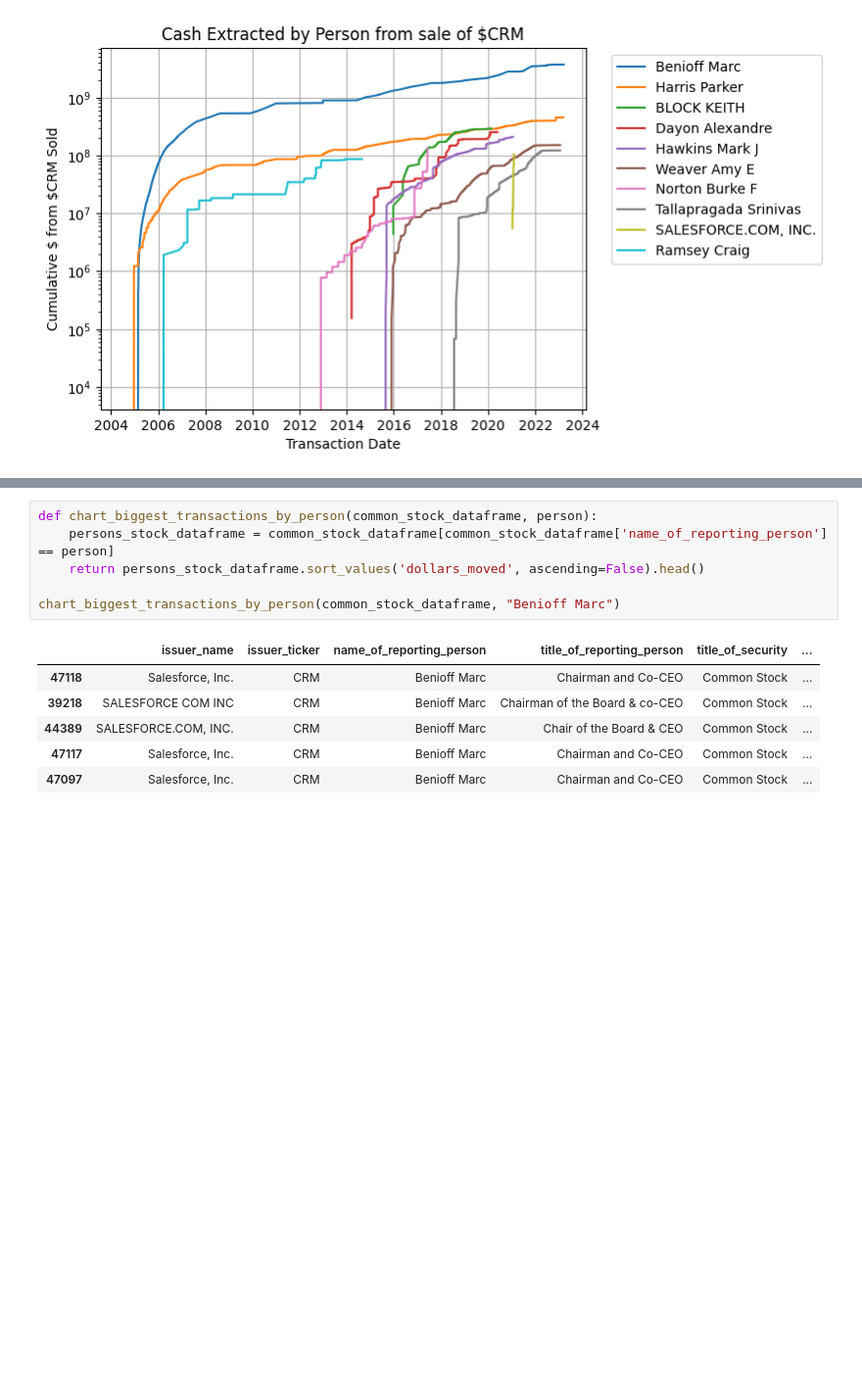
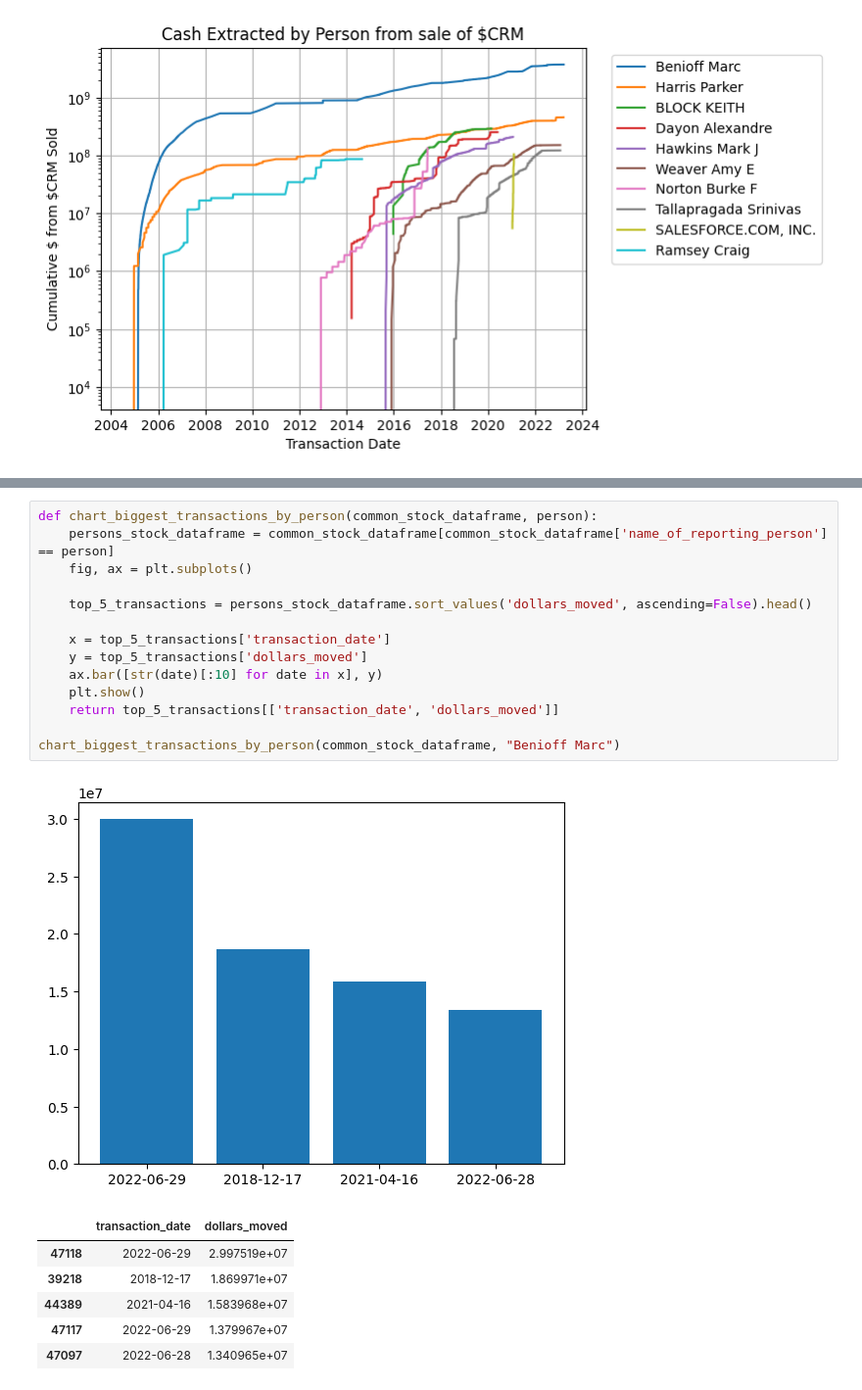
Before and after one commit to khalidelassaad/sec-jupyter, a Jupyter notebook: sec-api.ipynb, the cells around one changed output, grey strips where cells are left out. Shown: that part at 98% size. Saved outputs shown, nothing was run; the diff lists cells and outputs as text; blank space fills up the shorter version.

Commit message:
code: working on top transacs

```diff
--- a/sec-api.ipynb
+++ b/sec-api.ipynb
@@ -643,13 +643,22 @@ chart_cash_extracted_by_person_over_time(common_stock_dataframe, 'SMITH GRAHAM')
 # %%
 def chart_biggest_transactions_by_person(common_stock_dataframe, person):
     persons_stock_dataframe = common_stock_dataframe[common_stock_dataframe['name_of_reporting_person'] == person]
-    return persons_stock_dataframe.sort_values('dollars_moved', ascending=False).head()
+    fig, ax = plt.subplots()
+
+    top_5_transactions = persons_stock_dataframe.sort_values('dollars_moved', ascending=False).head()
+
+    x = top_5_transactions['transaction_date']
+    y = top_5_transactions['dollars_moved']
+    ax.bar([str(date)[:10] for date in x], y)
+    plt.show()
+    return top_5_transactions[['transaction_date', 'dollars_moved']]
 
 chart_biggest_transactions_by_person(common_stock_dataframe, "Benioff Marc")
 # %% [output]
+[figure, added]
-|  | issuer_name | issuer_ticker | name_of_reporting_person | title_of_reporting_person | title_of_security | ... |
-| 47118 | Salesforce, Inc. | CRM | Benioff Marc | Chairman and Co-CEO | Common Stock | ... |
-| 39218 | SALESFORCE COM INC | CRM | Benioff Marc | Chairman of the Board & co-CEO | Common Stock | ... |
-| 44389 | SALESFORCE.COM, INC. | CRM | Benioff Marc | Chair of the Board & CEO | Common Stock | ... |
-| 47117 | Salesforce, Inc. | CRM | Benioff Marc | Chairman and Co-CEO | Common Stock | ... |
-| 47097 | Salesforce, Inc. | CRM | Benioff Marc | Chairman and Co-CEO | Common Stock | ... |
+|  | transaction_date | dollars_moved |
+| 47118 | 2022-06-29 | 2.997519e+07 |
+| 39218 | 2018-12-17 | 1.869971e+07 |
+| 44389 | 2021-04-16 | 1.583968e+07 |
+| 47117 | 2022-06-29 | 1.379967e+07 |
+| 47097 | 2022-06-28 | 1.340965e+07 |
```
Also changed, not shown: parts of 2 cells of this notebook.
